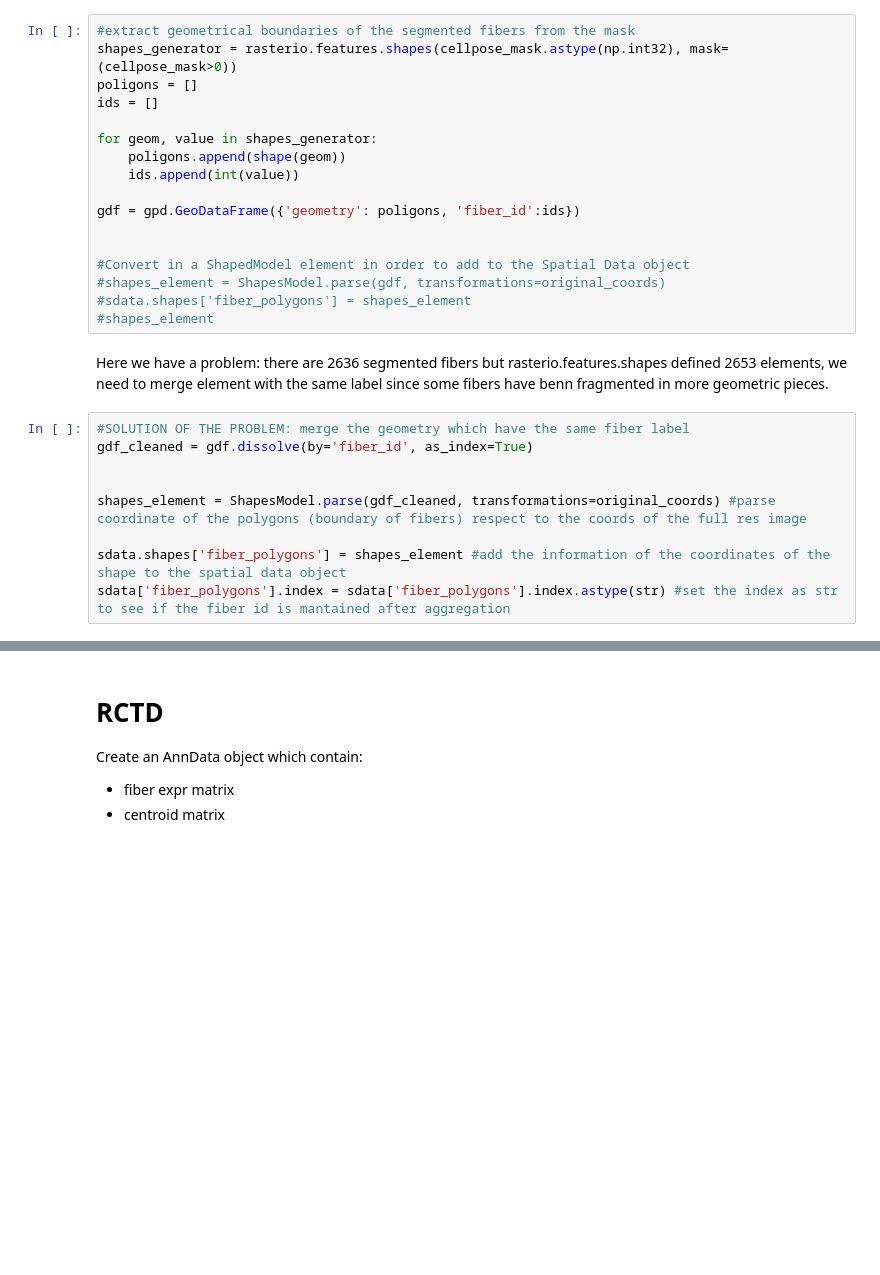
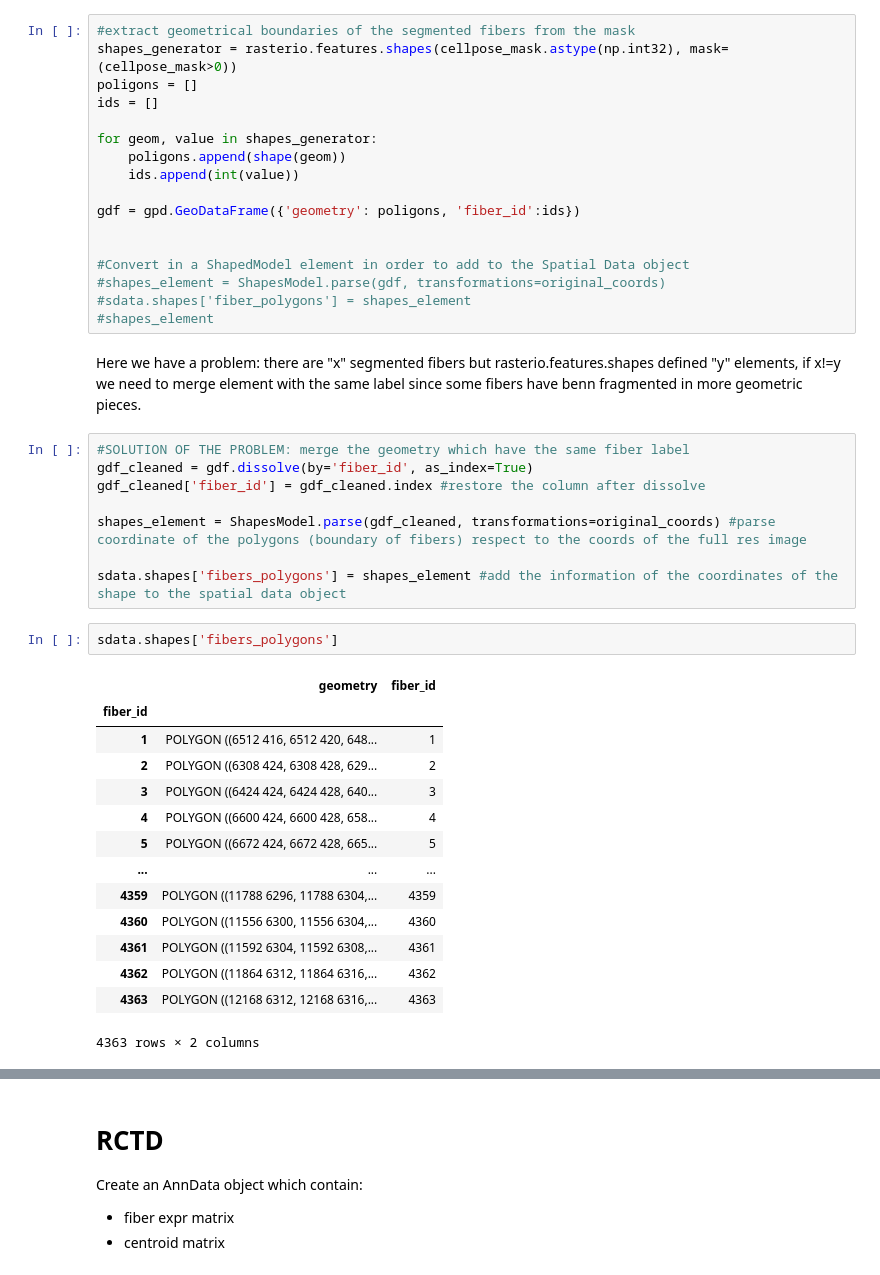
Before and after one commit to Rankstrait/Spatial-Transcriptomic, a Jupyter notebook: notebooks/fiber_advanced_annotation.ipynb, the cells around one changed output, grey strips where cells are left out. Drawn from its saved outputs; the diff is of its cells as text; blank space fills up the shorter version.

```diff
--- a/notebooks/fiber_advanced_annotation.ipynb
+++ b/notebooks/fiber_advanced_annotation.ipynb
@@ -52,13 +90,29 @@ gdf = gpd.GeoDataFrame({'geometry': poligons, 'fiber_id':ids})
 #sdata.shapes['fiber_polygons'] = shapes_element
 #shapes_element
 # %% [markdown]
-Here we have a problem: there are 2636 segmented fibers but  rasterio.features.shapes defined 2653 elements, we need to merge element with the same label since some fibers have benn fragmented in more geometric pieces.
+Here we have a problem: there are "x" segmented fibers but  rasterio.features.shapes defined "y" elements, if x!=y we need to merge element with the same label since some fibers have benn fragmented in more geometric pieces.
 # %%
 #SOLUTION OF THE PROBLEM: merge the geometry which have the same fiber label
 gdf_cleaned = gdf.dissolve(by='fiber_id', as_index=True)
-
+gdf_cleaned['fiber_id'] = gdf_cleaned.index #restore the column after dissolve
 
 shapes_element = ShapesModel.parse(gdf_cleaned, transformations=original_coords) #parse coordinate of the polygons (boundary of fibers) respect to the coords of the full res image
 
-sdata.shapes['fiber_polygons'] = shapes_element #add the information of the coordinates of the shape to the spatial data object
-sdata['fiber_polygons'].index = sdata['fiber_polygons'].index.astype(str) #set the index as str to see if the fiber id is mantained after aggregation
+sdata.shapes['fibers_polygons'] = shapes_element #add the information of the coordinates of the shape to the spatial data object
+# %%
+sdata.shapes['fibers_polygons']
+# %% [output]
+|  | geometry | fiber_id |
+| fiber_id |  |  |
+| 1 | POLYGON ((6512 416, 6512 420, 648... | 1 |
+| 2 | POLYGON ((6308 424, 6308 428, 629... | 2 |
+| 3 | POLYGON ((6424 424, 6424 428, 640... | 3 |
+| 4 | POLYGON ((6600 424, 6600 428, 658... | 4 |
+| 5 | POLYGON ((6672 424, 6672 428, 665... | 5 |
+| ... | ... | ... |
+| 4359 | POLYGON ((11788 6296, 11788 6304,... | 4359 |
+| 4360 | POLYGON ((11556 6300, 11556 6304,... | 4360 |
+| 4361 | POLYGON ((11592 6304, 11592 6308,... | 4361 |
+| 4362 | POLYGON ((11864 6312, 11864 6316,... | 4362 |
+| 4363 | POLYGON ((12168 6312, 12168 6316,... | 4363 |
+4363 rows × 2 columns
```
Also changed, not shown: parts of 47 cells of this notebook.
